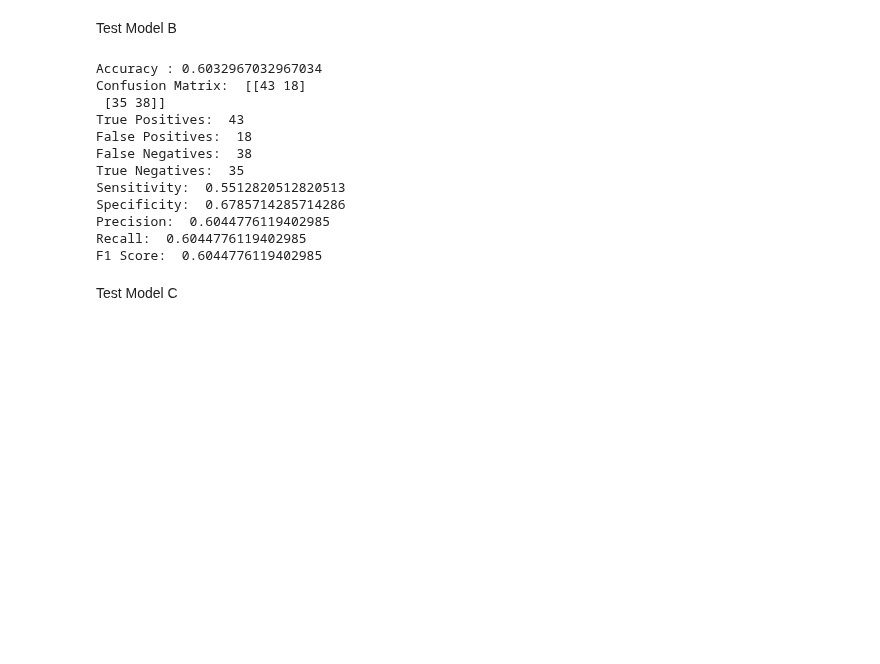
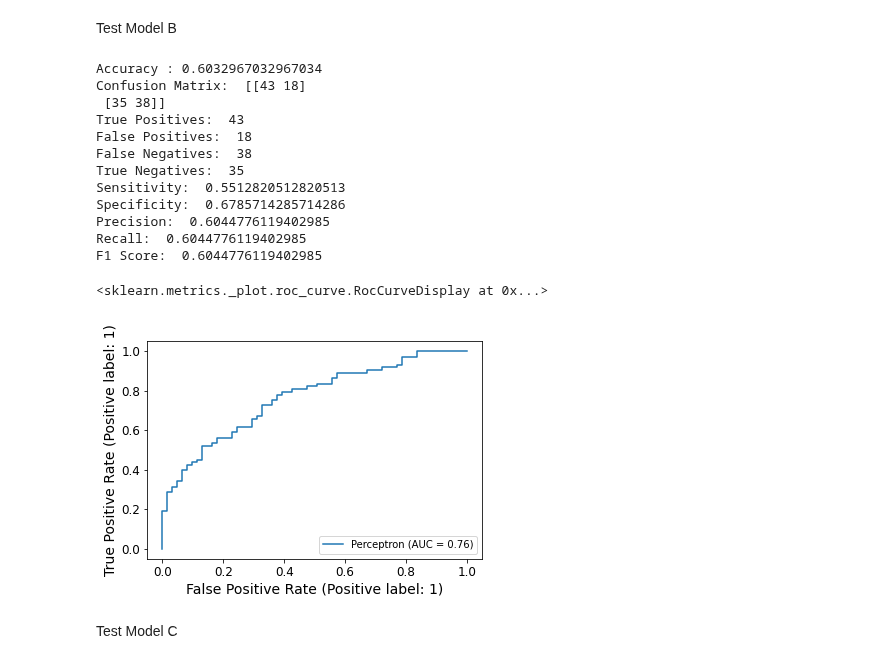
Before and after one commit to romanfen/F21DL-G6, a Jupyter notebook: Lab_10_MultiLayer_Perceptron_Heart.ipynb, the cells around one changed output. Drawn from its saved outputs; the diff is of its cells as text; code cells hidden in the pictures; blank space fills up the shorter version.

```diff
--- a/Lab_10_MultiLayer_Perceptron_Heart.ipynb
+++ b/Lab_10_MultiLayer_Perceptron_Heart.ipynb
@@ -207,19 +211,22 @@ F1 Score:  0.5901639344262295
 Test Model B
 # %%
 testModel(per_clf_B, B_test.iloc[:, :-1], B_test.iloc[:, -1])
+plot_roc_curve(per_clf_B, B_test.iloc[:, :-1], B_test.iloc[:, -1])
 # %% [output]
 Accuracy : 0.6032967032967034
 Confusion Matrix:  [[43 18]
  [35 38]]
 True Positives:  43
 False Positives:  18
 False Negatives:  38
 True Negatives:  35
 Sensitivity:  0.5512820512820513
 Specificity:  0.6785714285714286
 Precision:  0.6044776119402985
 Recall:  0.6044776119402985
 F1 Score:  0.6044776119402985
+<sklearn.metrics._plot.roc_curve.RocCurveDisplay at 0x...>
+[figure, added]
 # %% [markdown]
 Test Model C
 # %%
```
Also changed, not shown: parts of 4 cells of this notebook.
